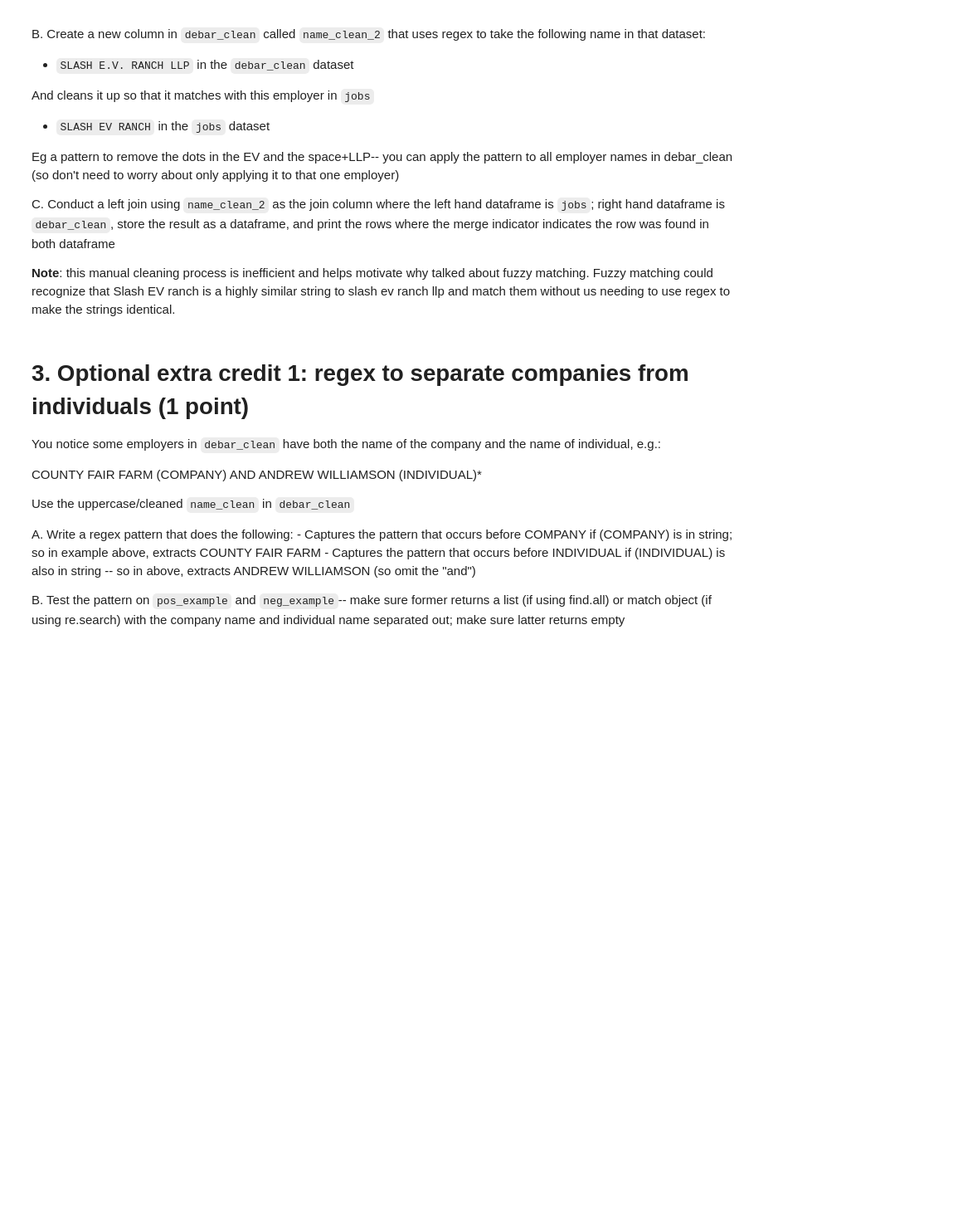
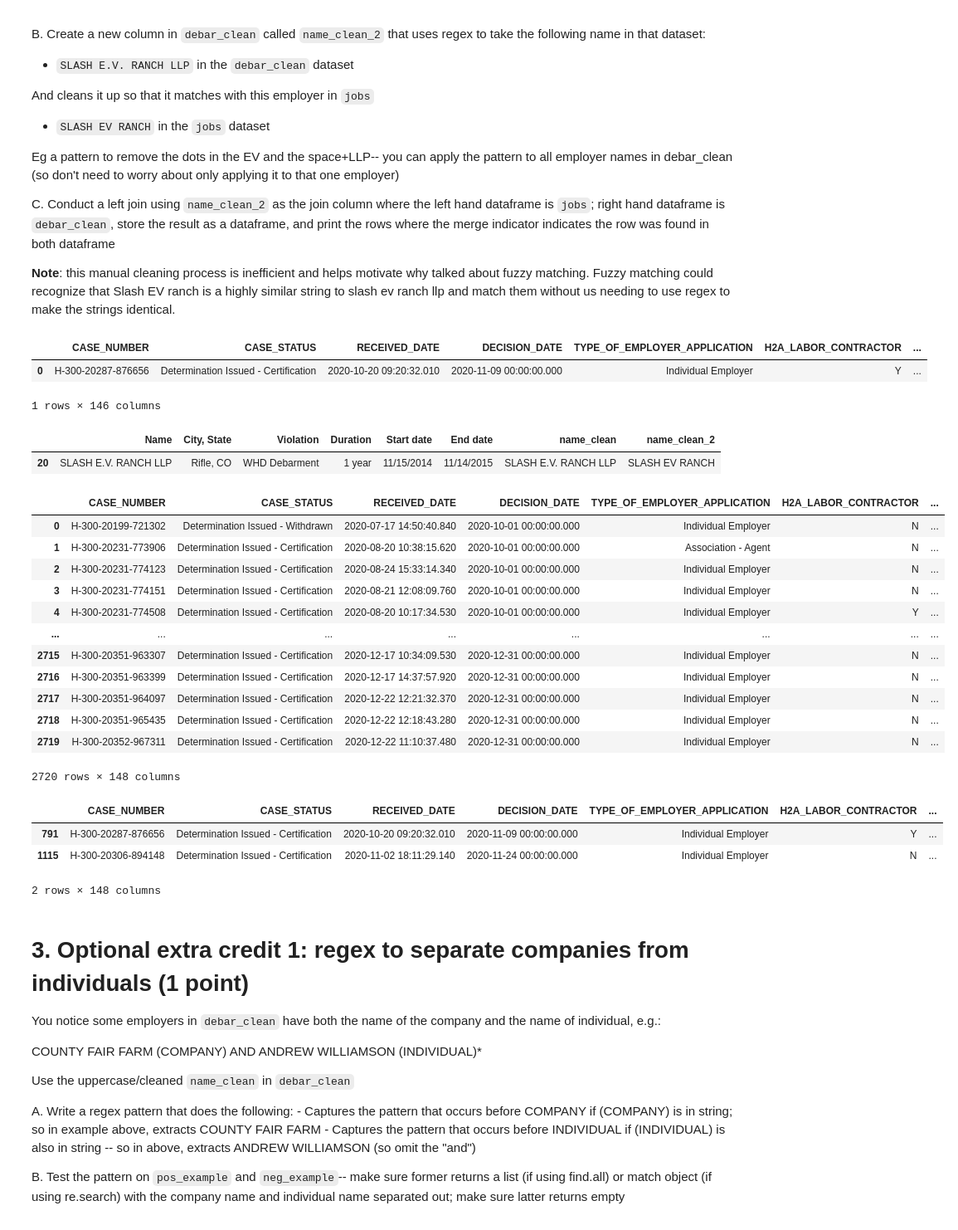
Before and after one commit to street-roberts/QSS20_S24, a Jupyter notebook: problemsets/pset2/pset2_blank.ipynb, the cells around one changed output. Shown at 83% size. Saved outputs shown, nothing was run; the diff lists cells and outputs as text; code cells hidden in the pictures; blank space fills up the shorter version.

```diff
--- a/problemsets/pset2/pset2_blank.ipynb
+++ b/problemsets/pset2/pset2_blank.ipynb
@@ -325,0 +423,18 @@ Make sure to use the uppercase versions of the variables
+# %%
+## your code here to clean the columns
+
+debar_clean["name_clean"] = [re.sub(find_period, r"\1", one_str)
+                             for one_str in debar_clean.Name]
+
+jobs_db["name_clean"] = [re.sub(find_period, r"\1", one_str)
+                             for one_str in jobs_db.EMPLOYER_NAME]
+
+
+
+subsetting1 = debar_clean[debar_clean["name_clean"] != debar_clean["Name"]]
+
+subsetting1[["name_clean", "Name"]]
+
+
+subsetting2 = jobs_db[jobs_db["name_clean"] != jobs_db["EMPLOYER_NAME"]]
+subsetting2[["name_clean", "EMPLOYER_NAME"]]
@@ -349,3 +488,48 @@ C. Conduct a left join using `name_clean_2` as the join column where the left ha
+# %%
+merged_dataset2 = pd.merge(jobs_db, debar_clean, left_on = "name_clean",
+                          right_on = "name_clean", how = "inner")
+merged_dataset2
+
+# No, just one.
+
+find_slash = r"(E\.V\.)\s(.*)\s(LLP)"
+
+debar_clean["name_clean_2"] = [re.sub(find_slash, "EV RANCH", one_str)
+                             for one_str in debar_clean.Name]
+
+debar_clean[debar_clean["name_clean_2"].str.contains("SLASH")]
+
+
+merged_dataset3 = pd.merge(jobs_db, debar_clean, left_on = "name_clean",
+                          right_on = "name_clean_2", how = "left",
+                          indicator = True)
+merged_dataset3
+
+
+merged_dataset3[merged_dataset3["_merge"] != "left_only"]
+# %% [output]
+|  | CASE_NUMBER | CASE_STATUS | RECEIVED_DATE | DECISION_DATE | TYPE_OF_EMPLOYER_APPLICATION | H2A_LABOR_CONTRACTOR | ... |
+| 0 | H-300-20287-876656 | Determination Issued - Certification | 2020-10-20 09:20:32.010 | 2020-11-09 00:00:00.000 | Individual Employer | Y | ... |
+1 rows × 146 columns
+|  | Name | City, State | Violation | Duration | Start date | End date | name_clean | name_clean_2 |
+| 20 | SLASH E.V. RANCH LLP | Rifle, CO | WHD Debarment | 1 year | 11/15/2014 | 11/14/2015 | SLASH E.V. RANCH LLP | SLASH EV RANCH |
+|  | CASE_NUMBER | CASE_STATUS | RECEIVED_DATE | DECISION_DATE | TYPE_OF_EMPLOYER_APPLICATION | H2A_LABOR_CONTRACTOR | ... |
+| 0 | H-300-20199-721302 | Determination Issued - Withdrawn | 2020-07-17 14:50:40.840 | 2020-10-01 00:00:00.000 | Individual Employer | N | ... |
+| 1 | H-300-20231-773906 | Determination Issued - Certification | 2020-08-20 10:38:15.620 | 2020-10-01 00:00:00.000 | Association - Agent | N | ... |
+| 2 | H-300-20231-774123 | Determination Issued - Certification | 2020-08-24 15:33:14.340 | 2020-10-01 00:00:00.000 | Individual Employer | N | ... |
+| 3 | H-300-20231-774151 | Determination Issued - Certification | 2020-08-21 12:08:09.760 | 2020-10-01 00:00:00.000 | Individual Employer | N | ... |
+| 4 | H-300-20231-774508 | Determination Issued - Certification | 2020-08-20 10:17:34.530 | 2020-10-01 00:00:00.000 | Individual Employer | Y | ... |
+| ... | ... | ... | ... | ... | ... | ... | ... |
+| 2715 | H-300-20351-963307 | Determination Issued - Certification | 2020-12-17 10:34:09.530 | 2020-12-31 00:00:00.000 | Individual Employer | N | ... |
+| 2716 | H-300-20351-963399 | Determination Issued - Certification | 2020-12-17 14:37:57.920 | 2020-12-31 00:00:00.000 | Individual Employer | N | ... |
+| 2717 | H-300-20351-964097 | Determination Issued - Certification | 2020-12-22 12:21:32.370 | 2020-12-31 00:00:00.000 | Individual Employer | N | ... |
+| 2718 | H-300-20351-965435 | Determination Issued - Certification | 2020-12-22 12:18:43.280 | 2020-12-31 00:00:00.000 | Individual Employer | N | ... |
+| 2719 | H-300-20352-967311 | Determination Issued - Certification | 2020-12-22 11:10:37.480 | 2020-12-31 00:00:00.000 | Individual Employer | N | ... |
+2720 rows × 148 columns
+|  | CASE_NUMBER | CASE_STATUS | RECEIVED_DATE | DECISION_DATE | TYPE_OF_EMPLOYER_APPLICATION | H2A_LABOR_CONTRACTOR | ... |
+| 791 | H-300-20287-876656 | Determination Issued - Certification | 2020-10-20 09:20:32.010 | 2020-11-09 00:00:00.000 | Individual Employer | Y | ... |
+| 1115 | H-300-20306-894148 | Determination Issued - Certification | 2020-11-02 18:11:29.140 | 2020-11-24 00:00:00.000 | Individual Employer | N | ... |
+2 rows × 148 columns
 # %% [markdown]
 # 3. Optional extra credit 1: regex to separate companies from individuals (1 point)
 
```
Also changed, not shown: parts of 17 cells of this notebook, 1 other file.
